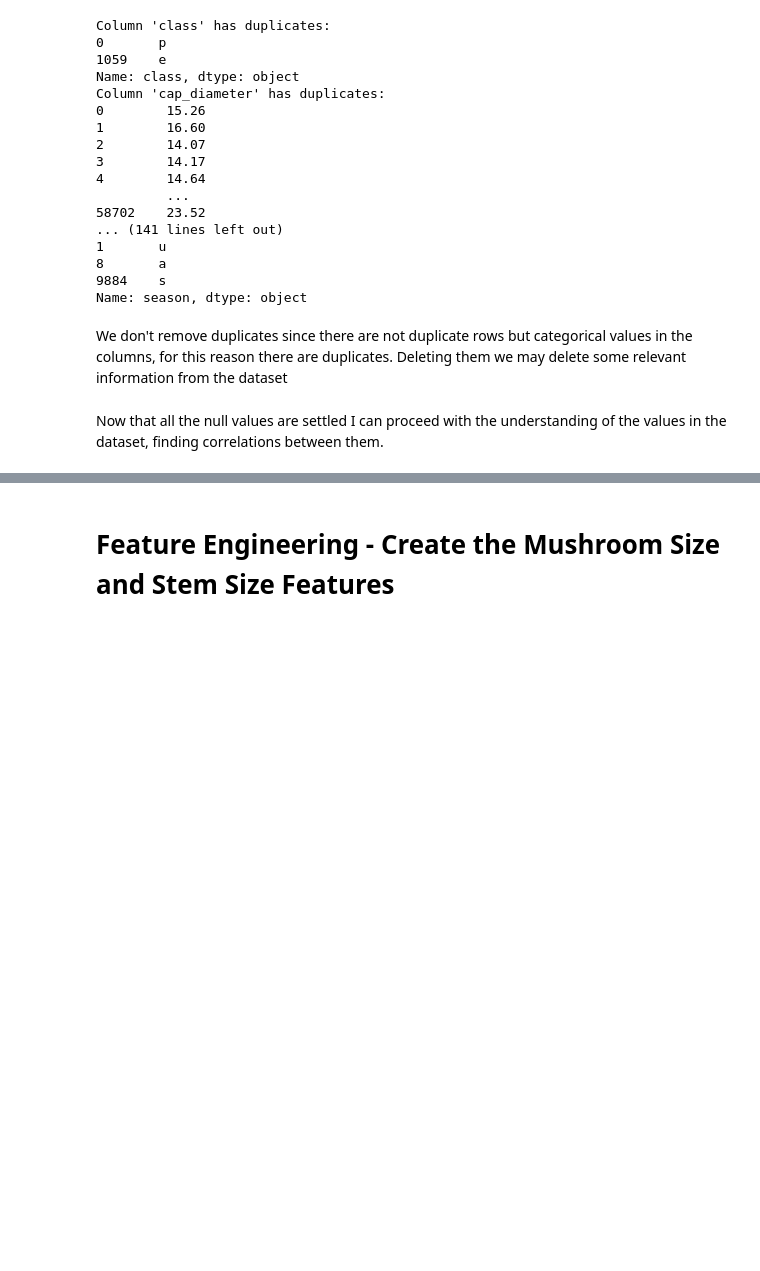
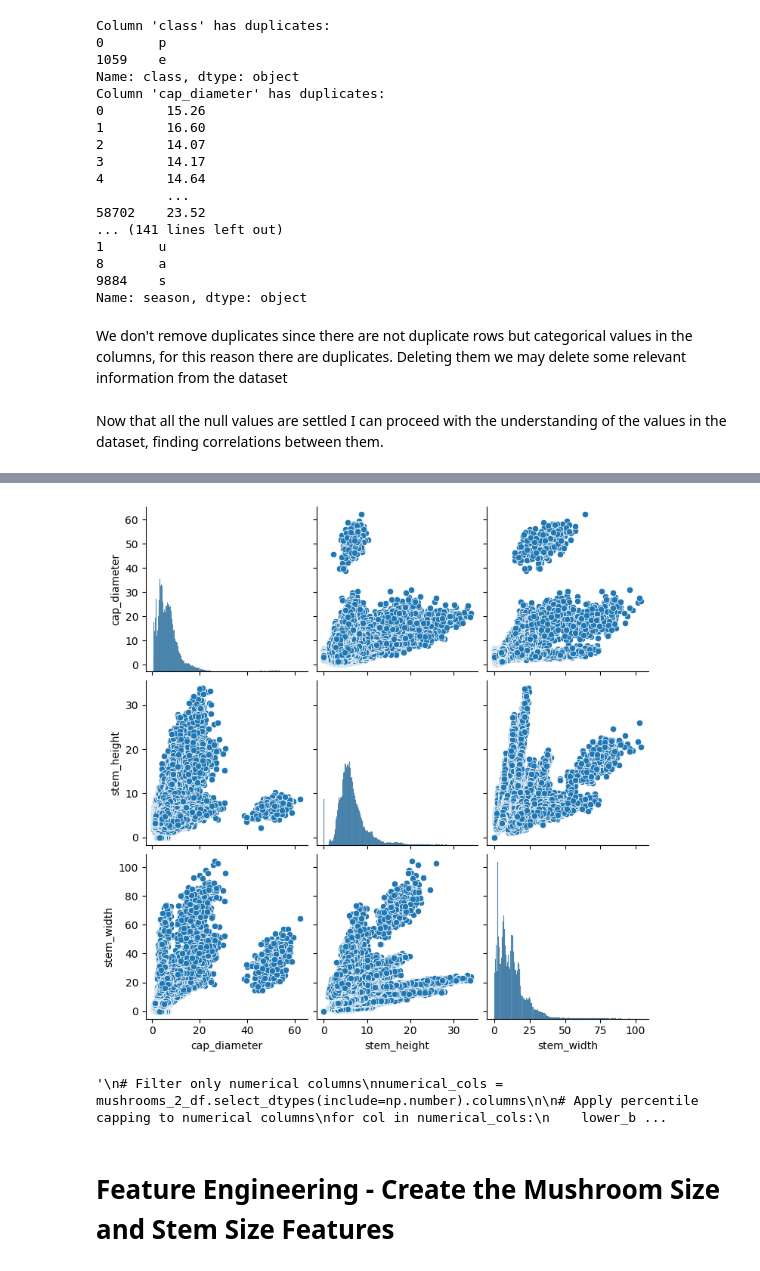
Before and after one commit to alicja-a-d/UAB_ML_project, a Jupyter notebook: notebook/Data_preprocessing.ipynb, the cells around one changed output, grey strips where cells are left out. Saved outputs shown, nothing was run; the diff lists cells and outputs as text; code cells hidden in the pictures; blank space fills up the shorter version.

```diff
--- a/notebook/Data_preprocessing.ipynb
+++ b/notebook/Data_preprocessing.ipynb
@@ -263,3 +284,28 @@ mushrooms_2_df.head(5)
+# %%
+sns.pairplot(mushrooms_2_df[['cap_diameter', 'stem_height', 'stem_width']])
+plt.show()
+# %% [output]
+[figure, added]
+# %%
+'''
+# Filter only numerical columns
+numerical_cols = mushrooms_2_df.select_dtypes(include=np.number).columns
+
+# Apply percentile capping to numerical columns
+for col in numerical_cols:
+    lower_bound = mushrooms_2_df[col].quantile(0.05)
+    upper_bound = mushrooms_2_df[col].quantile(0.95)
+    mushrooms_2_df[col] = mushrooms_2_df[col].clip(lower=lower_bound, upper=upper_bound)
+
+print("Percentile capping applied successfully to numerical columns.")
+for col in ['cap_diameter', 'stem_height', 'stem_width']:
+    plt.figure(figsize=(10, 6))
+    sns.violinplot(x=mushrooms_2_df[col])
+    plt.title(f"Violinplot of {col}")
+    plt.show()
+    '''
+# %% [output]
+'\n# Filter only numerical columns\nnumerical_cols = mushrooms_2_df.select_dtypes(include=np.number).columns\n\n# Apply percentile capping to numerical columns\nfor col in numerical_cols:\n    lower_b ...
 # %% [markdown]
 # Feature Engineering - Create the Mushroom Size and Stem Size Features
 # %%
```
Also changed, not shown: parts of 7 cells of this notebook, 6 other files.
